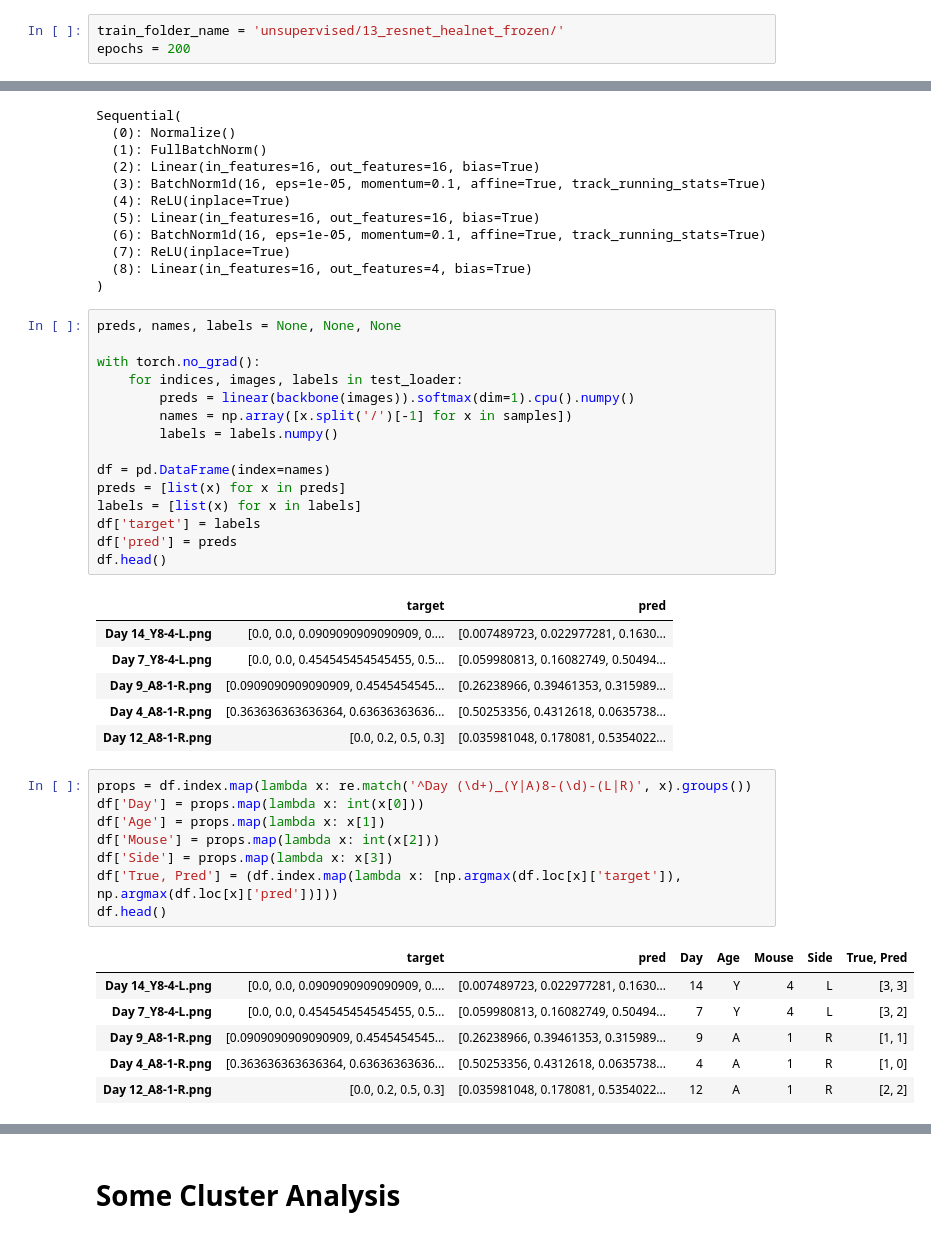
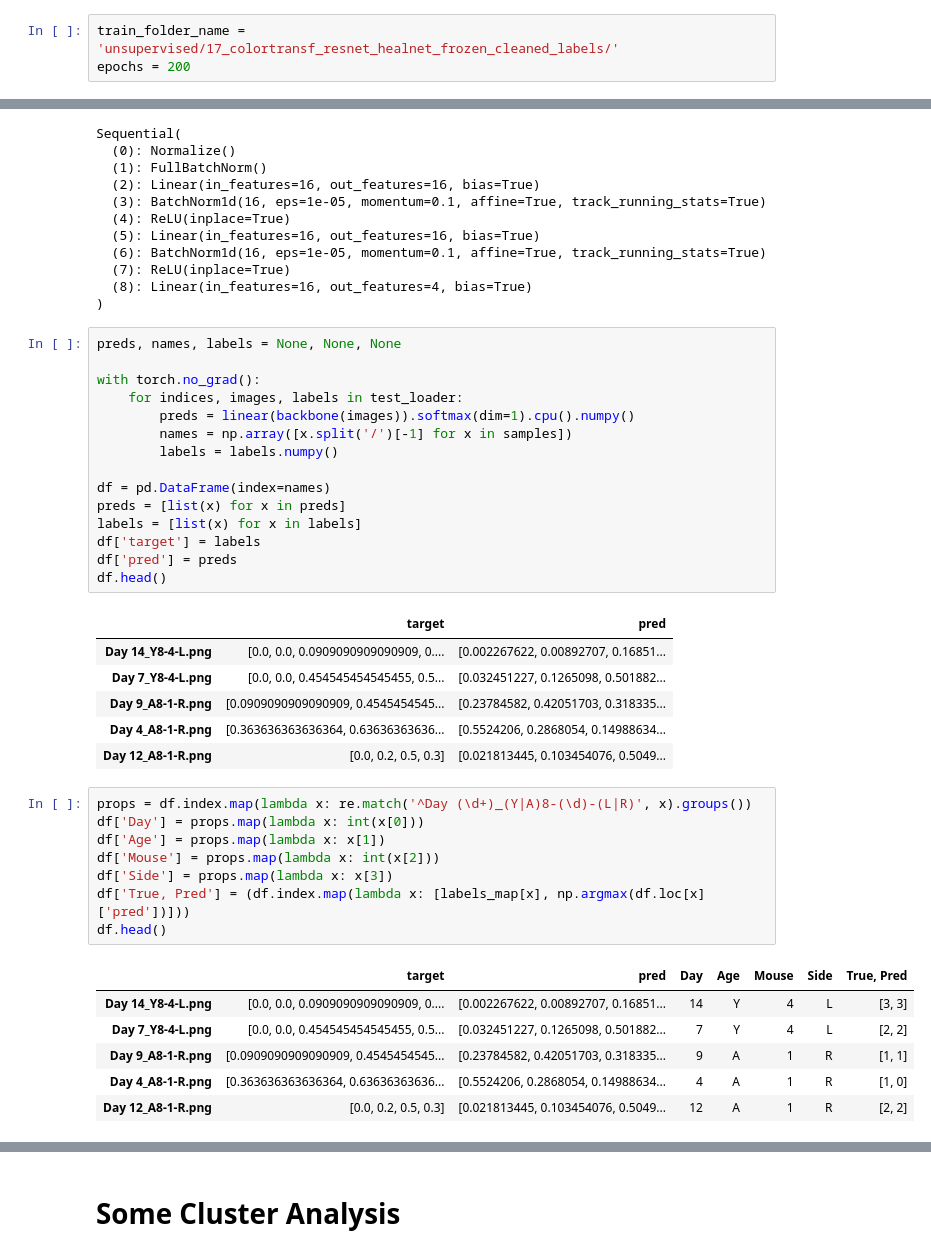
Before and after one commit to gopojiman/Explainable_Wound_Classification, a Jupyter notebook: CMSF tests.ipynb, the cells around one changed output, grey strips where cells are left out. Cells and saved outputs as stored; diff of their text form.

```diff
--- a/CMSF tests.ipynb
+++ b/CMSF tests.ipynb
@@ -770,7 +770,7 @@ Name: label, dtype: int64
 # %% [markdown]
 ### Folder to store outputs and number of epochs to run
 # %%
-train_folder_name = 'unsupervised/13_resnet_healnet_frozen/'
+train_folder_name = 'unsupervised/17_colortransf_resnet_healnet_frozen_cleaned_labels/'
 epochs = 200
 # %% [markdown]
 # CMSF-KM Training
@@ -1430,26 +1437,26 @@ df['pred'] = preds
 df.head()
 # %% [output]
 |  | target | pred |
-| Day 14_Y8-4-L.png | [0.0, 0.0, 0.0909090909090909, 0.... | [0.007489723, 0.022977281, 0.1630... |
-| Day 7_Y8-4-L.png | [0.0, 0.0, 0.454545454545455, 0.5... | [0.059980813, 0.16082749, 0.50494... |
-| Day 9_A8-1-R.png | [0.0909090909090909, 0.4545454545... | [0.26238966, 0.39461353, 0.315989... |
-| Day 4_A8-1-R.png | [0.363636363636364, 0.63636363636... | [0.50253356, 0.4312618, 0.0635738... |
-| Day 12_A8-1-R.png | [0.0, 0.2, 0.5, 0.3] | [0.035981048, 0.178081, 0.5354022... |
+| Day 14_Y8-4-L.png | [0.0, 0.0, 0.0909090909090909, 0.... | [0.002267622, 0.00892707, 0.16851... |
+| Day 7_Y8-4-L.png | [0.0, 0.0, 0.454545454545455, 0.5... | [0.032451227, 0.1265098, 0.501882... |
+| Day 9_A8-1-R.png | [0.0909090909090909, 0.4545454545... | [0.23784582, 0.42051703, 0.318335... |
+| Day 4_A8-1-R.png | [0.363636363636364, 0.63636363636... | [0.5524206, 0.2868054, 0.14988634... |
+| Day 12_A8-1-R.png | [0.0, 0.2, 0.5, 0.3] | [0.021813445, 0.103454076, 0.5049... |
 # %%
 props = df.index.map(lambda x: re.match('^Day (\d+)_(Y|A)8-(\d)-(L|R)', x).groups())
 df['Day'] = props.map(lambda x: int(x[0]))
 df['Age'] = props.map(lambda x: x[1])
 df['Mouse'] = props.map(lambda x: int(x[2]))
 df['Side'] = props.map(lambda x: x[3])
-df['True, Pred'] = (df.index.map(lambda x: [np.argmax(df.loc[x]['target']), np.argmax(df.loc[x]['pred'])]))
+df['True, Pred'] = (df.index.map(lambda x: [labels_map[x], np.argmax(df.loc[x]['pred'])]))
 df.head()
 # %% [output]
 |  | target | pred | Day | Age | Mouse | Side | True, Pred |
-| Day 14_Y8-4-L.png | [0.0, 0.0, 0.0909090909090909, 0.... | [0.007489723, 0.022977281, 0.1630... | 14 | Y | 4 | L | [3, 3] |
-| Day 7_Y8-4-L.png | [0.0, 0.0, 0.454545454545455, 0.5... | [0.059980813, 0.16082749, 0.50494... | 7 | Y | 4 | L | [3, 2] |
-| Day 9_A8-1-R.png | [0.0909090909090909, 0.4545454545... | [0.26238966, 0.39461353, 0.315989... | 9 | A | 1 | R | [1, 1] |
-| Day 4_A8-1-R.png | [0.363636363636364, 0.63636363636... | [0.50253356, 0.4312618, 0.0635738... | 4 | A | 1 | R | [1, 0] |
-| Day 12_A8-1-R.png | [0.0, 0.2, 0.5, 0.3] | [0.035981048, 0.178081, 0.5354022... | 12 | A | 1 | R | [2, 2] |
+| Day 14_Y8-4-L.png | [0.0, 0.0, 0.0909090909090909, 0.... | [0.002267622, 0.00892707, 0.16851... | 14 | Y | 4 | L | [3, 3] |
+| Day 7_Y8-4-L.png | [0.0, 0.0, 0.454545454545455, 0.5... | [0.032451227, 0.1265098, 0.501882... | 7 | Y | 4 | L | [2, 2] |
+| Day 9_A8-1-R.png | [0.0909090909090909, 0.4545454545... | [0.23784582, 0.42051703, 0.318335... | 9 | A | 1 | R | [1, 1] |
+| Day 4_A8-1-R.png | [0.363636363636364, 0.63636363636... | [0.5524206, 0.2868054, 0.14988634... | 4 | A | 1 | R | [1, 0] |
+| Day 12_A8-1-R.png | [0.0, 0.2, 0.5, 0.3] | [0.021813445, 0.103454076, 0.5049... | 12 | A | 1 | R | [2, 2] |
 # %%
 young_df = df[df.Age == 'Y']
 young_df.sort_values('Day')[['target', 'pred', 'True, Pred']]
```
Also changed, not shown: parts of 29 cells of this notebook, 1 other file.
